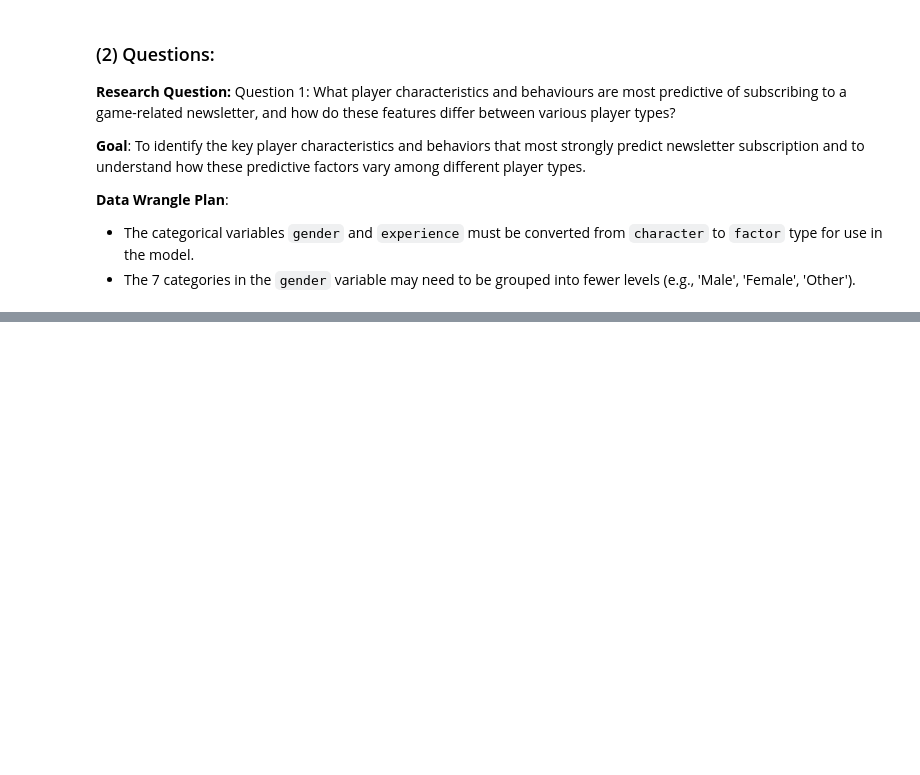
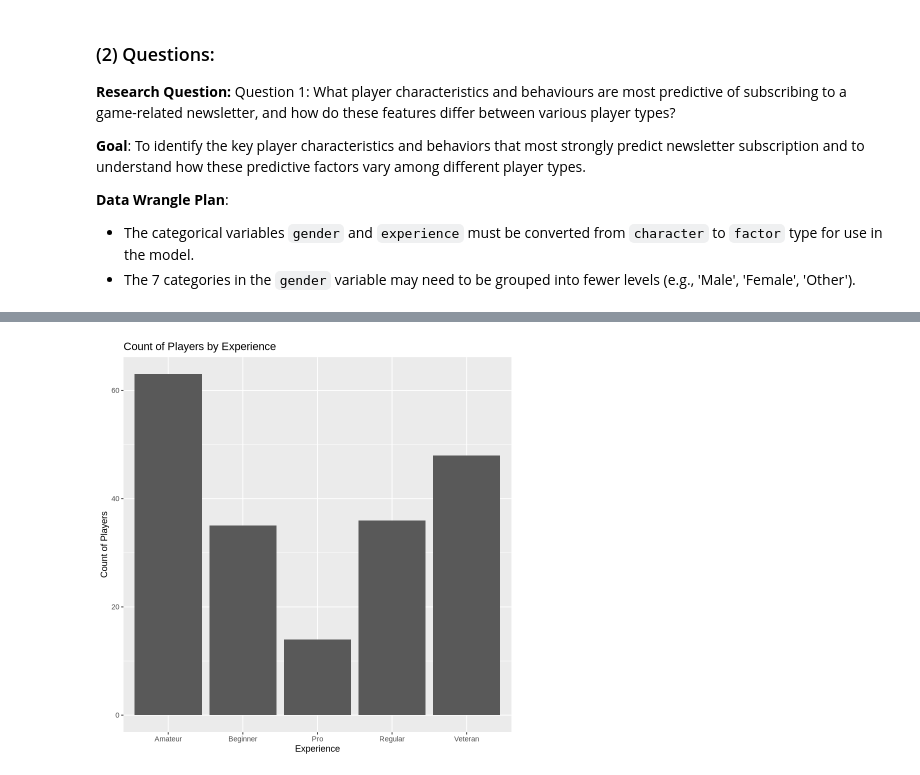
Before and after one commit to devinjae/Project-Planning-Stage, a Jupyter notebook: Project Planning Stage.ipynb, the cells around one changed output, grey strips where cells are left out. Drawn from its saved outputs; the diff is of its cells as text; code cells hidden in the pictures; blank space fills up the shorter version.

```diff
--- a/Project Planning Stage.ipynb
+++ b/Project Planning Stage.ipynb
@@ -92,0 +116,12 @@ A tibble: 1 × 2
+# %%
+experience_plot <- players |>
+    ggplot(aes(x=experience)) +
+    geom_bar() +
+    labs(
+        title = "Count of Players by Experience",
+        x = "Experience",
+        y = "Count of Players"
+    )
+experience_plot
+# %% [output]
+[figure, added]
```
Also changed, not shown: parts of 7 cells of this notebook.
